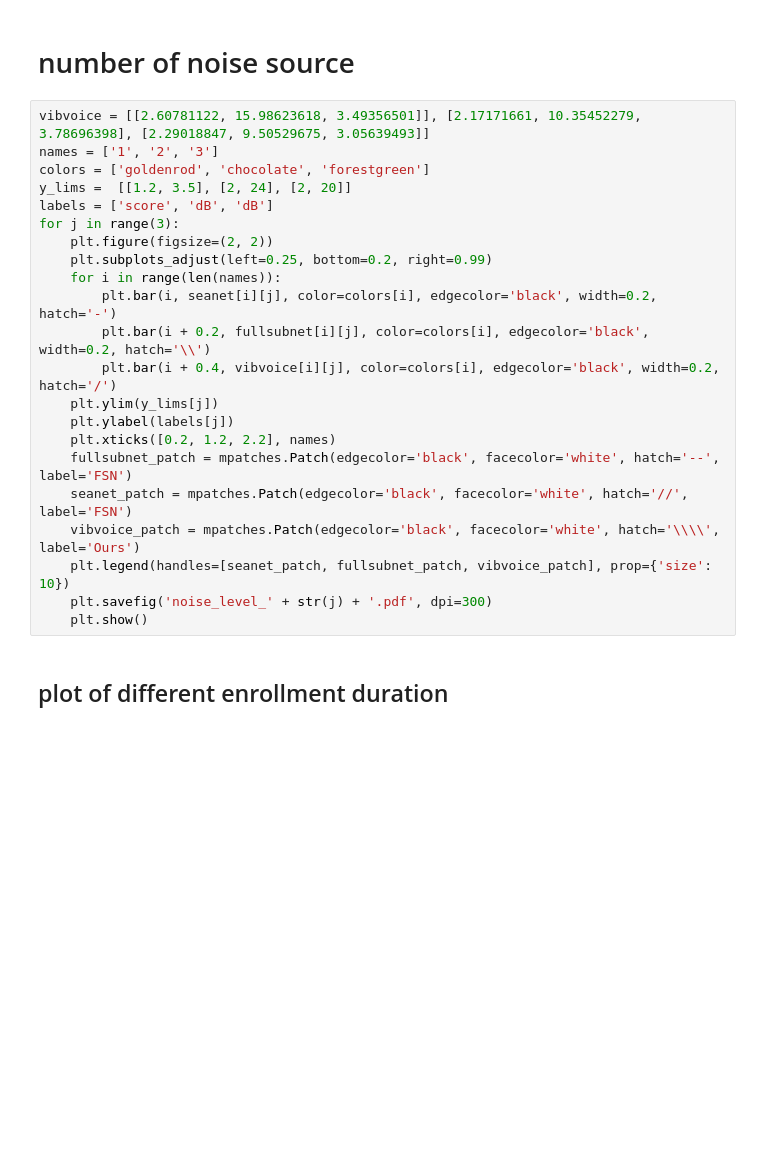
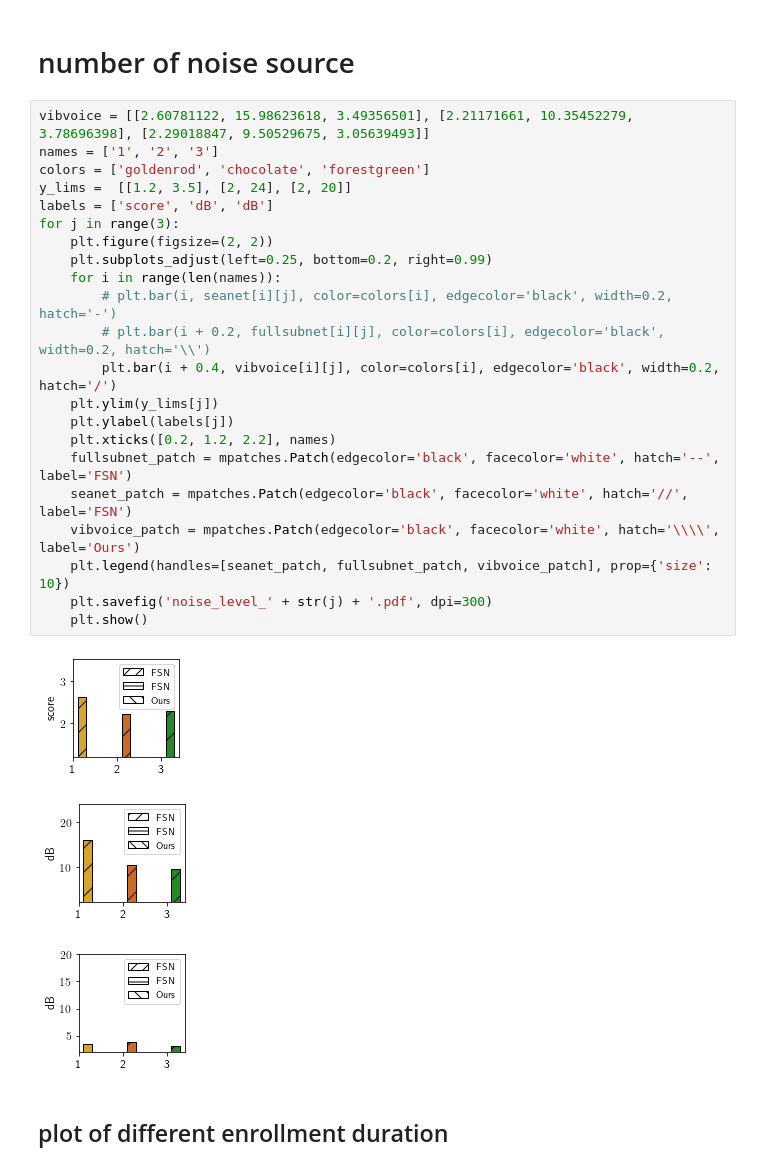
Before and after one commit to lixinghe1999/audioproject, a Jupyter notebook: enhancement/plot/plot.ipynb, the cells around one changed output. Drawn from its saved outputs; the diff is of its cells as text; blank space fills up the shorter version.

```diff
--- a/enhancement/plot/plot.ipynb
+++ b/enhancement/plot/plot.ipynb
@@ -74,27 +74,31 @@ for j in range(3):
 # %% [markdown]
 # number of noise source
 # %%
-vibvoice = [[2.60781122, 15.98623618, 3.49356501]], [2.17171661, 10.35452279, 3.78696398], [2.29018847, 9.50529675, 3.05639493]]
+vibvoice = [[2.60781122, 15.98623618, 3.49356501], [2.21171661, 10.35452279, 3.78696398], [2.29018847, 9.50529675, 3.05639493]]
 names = ['1', '2', '3']
 colors = ['goldenrod', 'chocolate', 'forestgreen']
 y_lims =  [[1.2, 3.5], [2, 24], [2, 20]]
 labels = ['score', 'dB', 'dB']
 for j in range(3):
     plt.figure(figsize=(2, 2))
     plt.subplots_adjust(left=0.25, bottom=0.2, right=0.99)
     for i in range(len(names)):
-        plt.bar(i, seanet[i][j], color=colors[i], edgecolor='black', width=0.2, hatch='-')
-        plt.bar(i + 0.2, fullsubnet[i][j], color=colors[i], edgecolor='black', width=0.2, hatch='\\')
+        # plt.bar(i, seanet[i][j], color=colors[i], edgecolor='black', width=0.2, hatch='-')
+        # plt.bar(i + 0.2, fullsubnet[i][j], color=colors[i], edgecolor='black', width=0.2, hatch='\\')
         plt.bar(i + 0.4, vibvoice[i][j], color=colors[i], edgecolor='black', width=0.2, hatch='/')
     plt.ylim(y_lims[j])
     plt.ylabel(labels[j])
     plt.xticks([0.2, 1.2, 2.2], names)
     fullsubnet_patch = mpatches.Patch(edgecolor='black', facecolor='white', hatch='--', label='FSN')
     seanet_patch = mpatches.Patch(edgecolor='black', facecolor='white', hatch='//', label='FSN')
     vibvoice_patch = mpatches.Patch(edgecolor='black', facecolor='white', hatch='\\\\', label='Ours')
     plt.legend(handles=[seanet_patch, fullsubnet_patch, vibvoice_patch], prop={'size': 10})
     plt.savefig('noise_level_' + str(j) + '.pdf', dpi=300)
     plt.show()
+# %% [output]
+[figure, added]
+[figure, added]
+[figure, added]
 # %% [markdown]
 ## plot of different enrollment duration
 # %%
```
Also changed, not shown: 1 other file.
